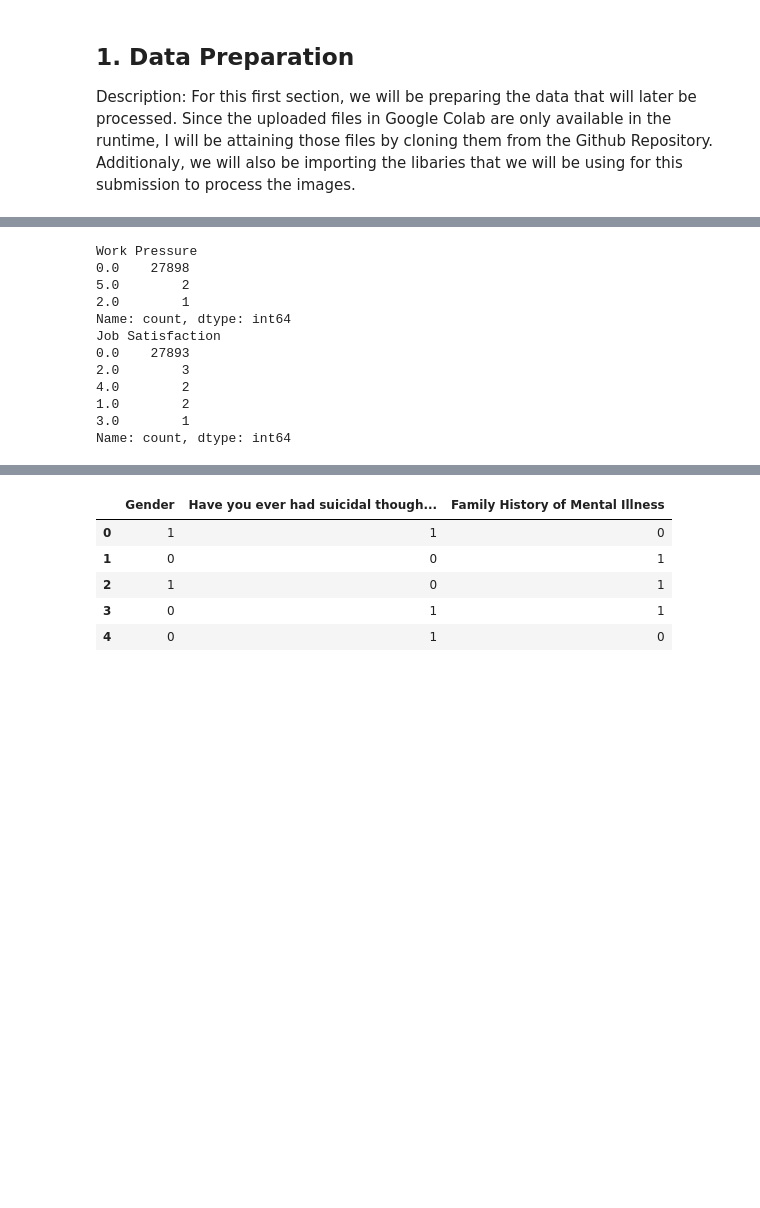
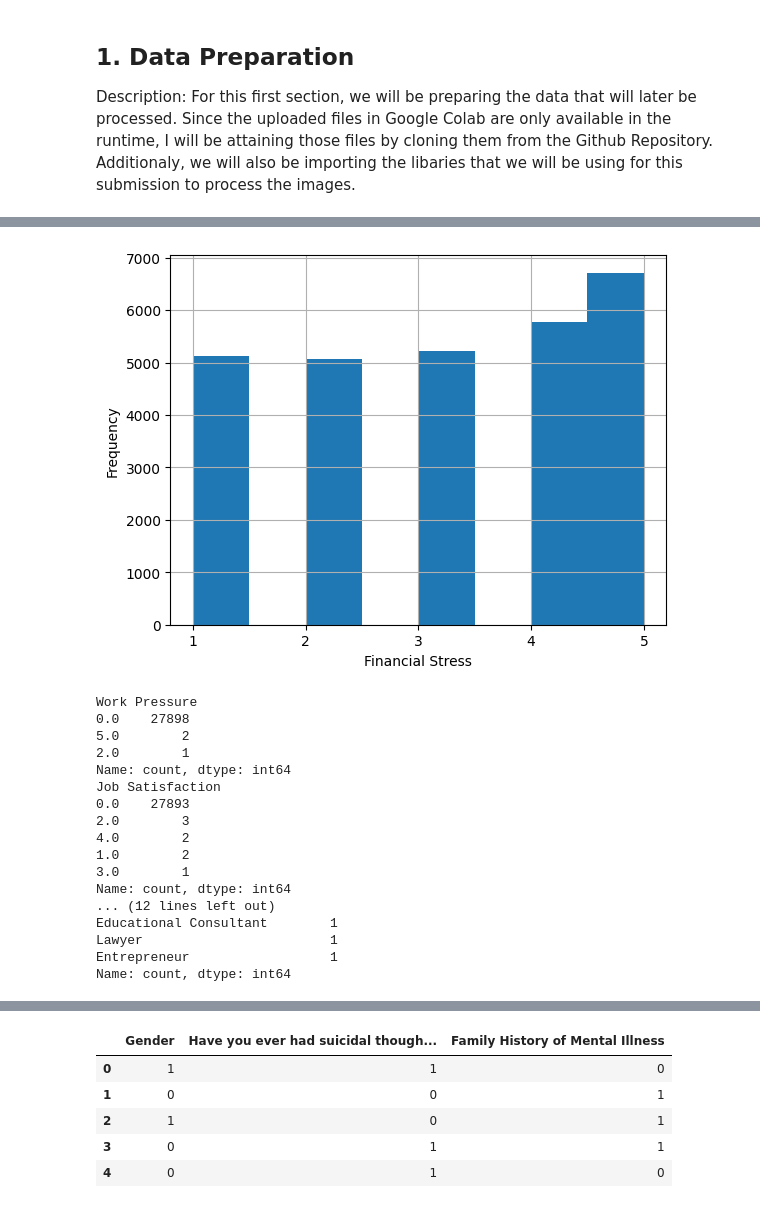
Before and after one commit to Plumz17/FinalProjectML, a Jupyter notebook: FinalProjectML.ipynb, the cells around one changed output, grey strips where cells are left out. Cells and saved outputs as stored; diff of their text form; code cells hidden in the pictures; blank space fills up the shorter version.

```diff
--- a/FinalProjectML.ipynb
+++ b/FinalProjectML.ipynb
@@ -79,7 +91,18 @@ df[df.isna().any(axis=1)]
+# %%
+import matplotlib.pyplot as plt
+
+df["Financial Stress"].hist(bins=8)
+plt.xlabel("Financial Stress")
+plt.ylabel("Frequency")
+plt.xticks(range(1, 6))
+plt.show()
+# %% [output]
+[figure, added]
 # %%
 # Check suspicous columns
 print(df['Work Pressure'].value_counts())
 print(df['Job Satisfaction'].value_counts())
+print(df['Profession'].value_counts())
 # %% [output]
 Work Pressure
 0.0    27898
@@ -93,3 +116,8 @@ Job Satisfaction
 1.0        2
 3.0        1
 Name: count, dtype: int64
+... (12 lines left out)
+Educational Consultant        1
+Lawyer                        1
+Entrepreneur                  1
+Name: count, dtype: int64
```
Also changed, not shown: parts of 22 cells of this notebook.
